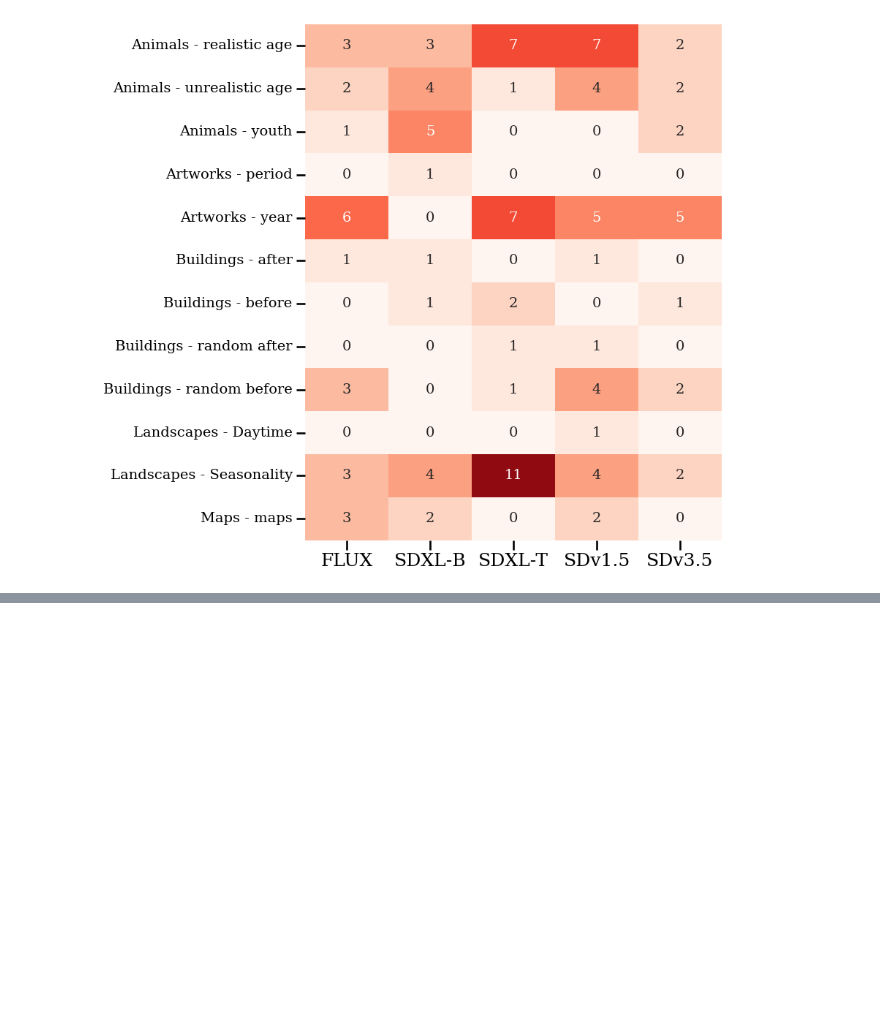
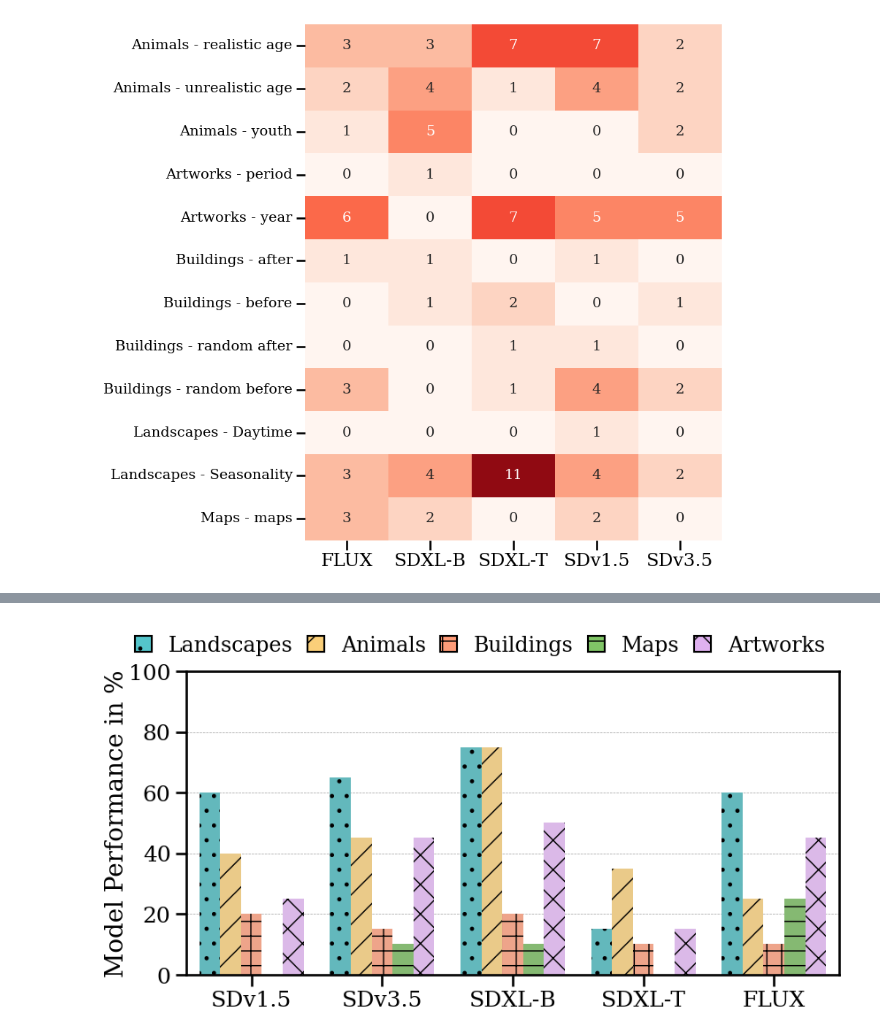
Before and after one commit to CaroHolt/TempViz, a Jupyter notebook: code/creation_of_paper_plots.ipynb, the cells around one changed output, grey strips where cells are left out. Cells and saved outputs as stored; diff of their text form; code cells hidden in the pictures; blank space fills up the shorter version.

Commit message:
update readme and add results

```diff
--- a/code/creation_of_paper_plots.ipynb
+++ b/code/creation_of_paper_plots.ipynb
@@ -976,0 +1092,96 @@ vlm_judging_gpt-5_3_shot_simple
+# %%
+df = pd.read_csv('../data/additional_annotations/silver_annotations.csv')
+
+colorList = ['#54C5CB', '#FACF79', '#FF9C79', "#80C566", "#DFB1F0"]
+
+model_dict = {'sdv15': 'SDv1.5',
+              'stable-diffusion-3-5': 'SDv3.5',
+              'sdxlbase': 'SDXL-B',
+              'sdxlturbo': 'SDXL-T',
+              'blackforest': 'FLUX'}
+
+task_dict = {'subject_present': 'Subject Correct',
+             'temporal': 'Temporal Knowledge Correct',
+             'img_correct': 'Image Quality Correct'}
+
+category_dict = {'Time': 'Landscapes',
+                 'Animals': 'Animals',
+                 'Buildings': 'Buildings',
+                 'Maps': 'Maps',
+                 'Artworks': 'Artworks'}
+
+
+
+group = (df
+            .groupby(['model', 'category'])[f'maj']
+            .agg(['sum', 'count'])
+            .reset_index())
+group['percentage_correct'] = (group['sum'] / group['count']) * 100
+group['category'] = group['category'].replace(category_dict)
+group['category'] = pd.Categorical(group['category'], list(category_dict.values()))
+group['model'] = group['model'].replace(model_dict)
+group['model'] = pd.Categorical(group['model'], list(model_dict.values()))
+group = group.sort_values(by=['model', 'category'])
+
+
+categories = list(category_dict.values())
+models = list(model_dict.values())
+palette = {cat: colorList[i % len(colorList)] for i, cat in enumerate(categories)}
+
+
+sns.set_context("talk")
+fig, ax = plt.subplots(figsize=(9, 5))
+
+sns.barplot(
+    data=group,
+    x="model", y="percentage_correct",
+    hue="category",
+    palette=palette,
+    dodge=True,
+    errorbar=None,
+    ax=ax
+)
+
+num_categories = len(group['category'].unique())
+hatches = itertools.cycle([".", "/", "+", "-", "x"])
+for i, bar in enumerate(ax.patches):
+    if i % num_categories == 0:
+        hatch = next(hatches)
+    bar.set_hatch(hatch)
+
+
+num_categories = len(categories)
+bar_width = 0.8 / num_categories
+group_centers = np.arange(len(models))
+
+
+
+ax.set_ylim(0, 100)
+ax.set_ylabel("Model Performance in %", fontsize=20, labelpad=0)
+ax.set_xlabel(None)
+ax.grid(axis="y", linestyle="--", linewidth=0.5, alpha=0.7, color="grey")
+ax.set_axisbelow(True)
+ax.tick_params(axis='x', labelsize=18)
+ax.tick_params(axis='y', labelsize=18)
+
+hatches = [".", "/", "+", "-", "x"]
+legend_handles = [
+    Patch(facecolor=palette[c], hatch=hatches[i], edgecolor="black",  label=c)
+    for i, c in enumerate(categories)
+]
+leg = ax.legend(
+    handles=legend_handles, title=None,
+    loc="upper center", bbox_to_anchor=(0.45, 1.18),
+    ncol=min(5, len(categories)), frameon=False,
+    fontsize=17,
+    handlelength=0.8,
+    handleheight=0.8,
+    columnspacing=0.7,
+)
+
+plt.tight_layout()
+fig.subplots_adjust(top=0.82)
+fig.savefig(f"../img/additional_silver_standard_results.pdf", bbox_inches="tight")
+plt.show()
+# %% [output]
+[figure, added]
```
Also changed, not shown: parts of 10 cells of this notebook, 3 other files.
